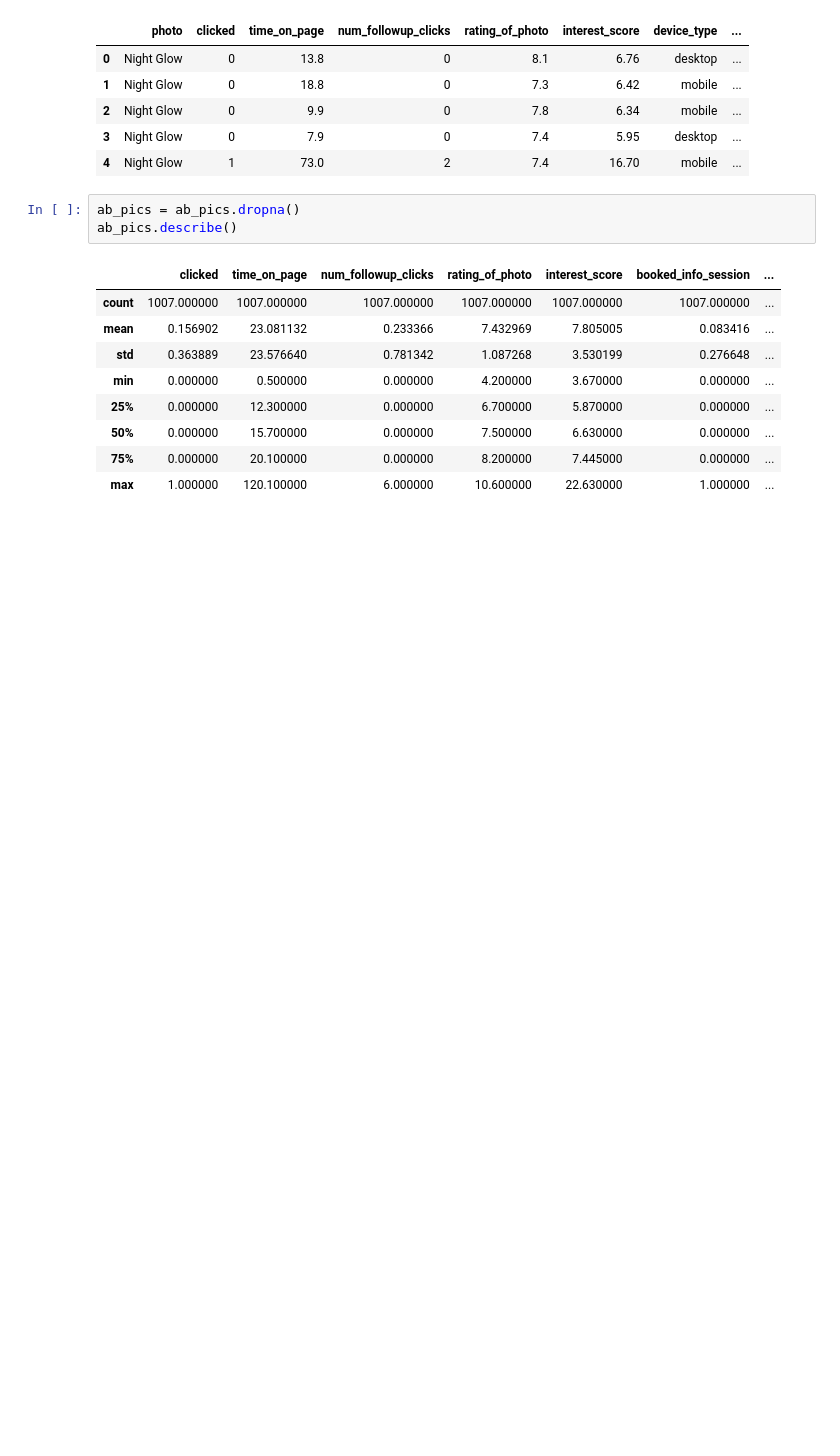
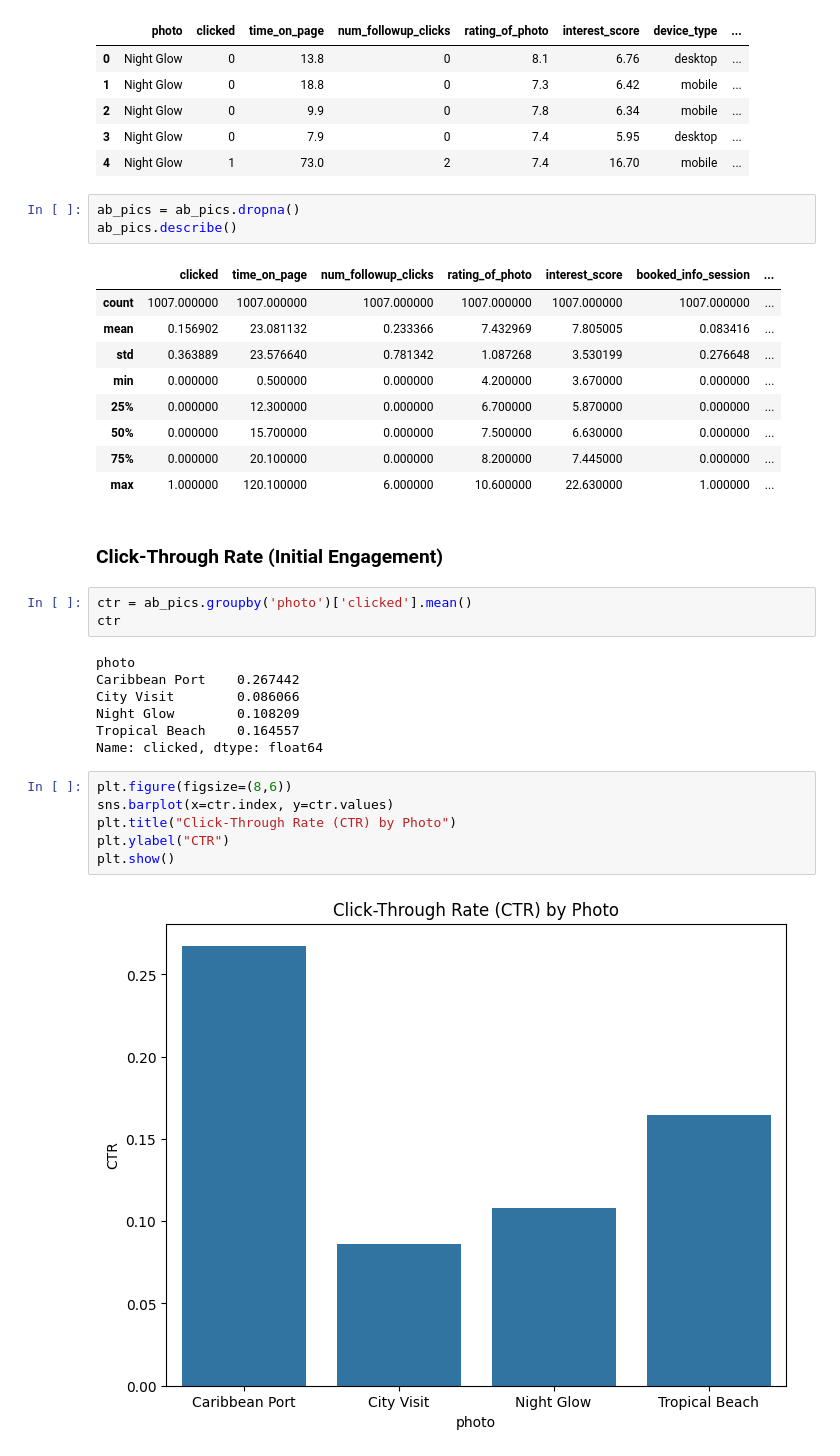
Before and after one commit to pranjul11garg/Lobster-Land-Marketing-Strategy, a Jupyter notebook: lobster.ipynb, the cells around one changed output. Saved outputs shown, nothing was run; the diff lists cells and outputs as text; blank space fills up the shorter version.

Commit message:
Click-through-rate (CTR) on picture data

```diff
--- a/lobster.ipynb
+++ b/lobster.ipynb
@@ -1110,3 +1110,23 @@ ab_pics.describe()
 | 50% | 0.000000 | 15.700000 | 0.000000 | 7.500000 | 6.630000 | 0.000000 | ... |
 | 75% | 0.000000 | 20.100000 | 0.000000 | 8.200000 | 7.445000 | 0.000000 | ... |
 | max | 1.000000 | 120.100000 | 6.000000 | 10.600000 | 22.630000 | 1.000000 | ... |
+# %% [markdown]
+### **Click-Through Rate (Initial Engagement)**
+# %%
+ctr = ab_pics.groupby('photo')['clicked'].mean()
+ctr
+# %% [output]
+photo
+Caribbean Port    0.267442
+City Visit        0.086066
+Night Glow        0.108209
+Tropical Beach    0.164557
+Name: clicked, dtype: float64
+# %%
+plt.figure(figsize=(8,6))
+sns.barplot(x=ctr.index, y=ctr.values)
+plt.title("Click-Through Rate (CTR) by Photo")
+plt.ylabel("CTR")
+plt.show()
+# %% [output]
+[figure, added]
```
Also changed, not shown: parts of 1 cell of this notebook.
